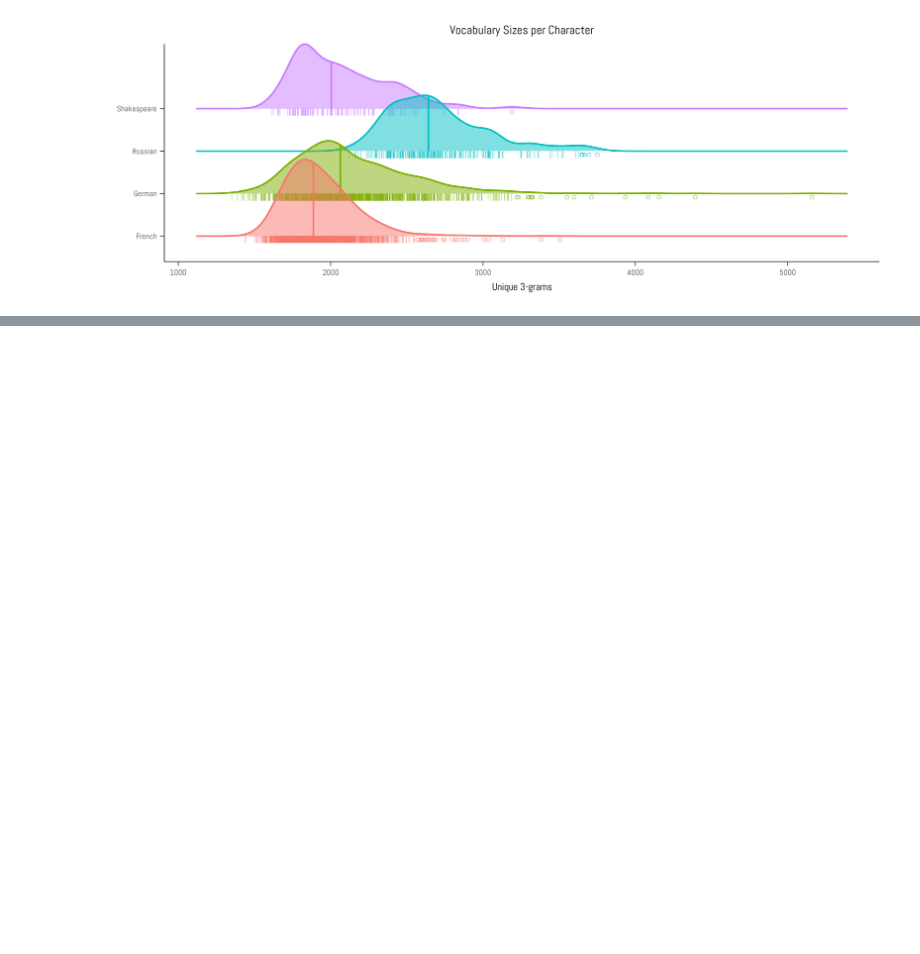
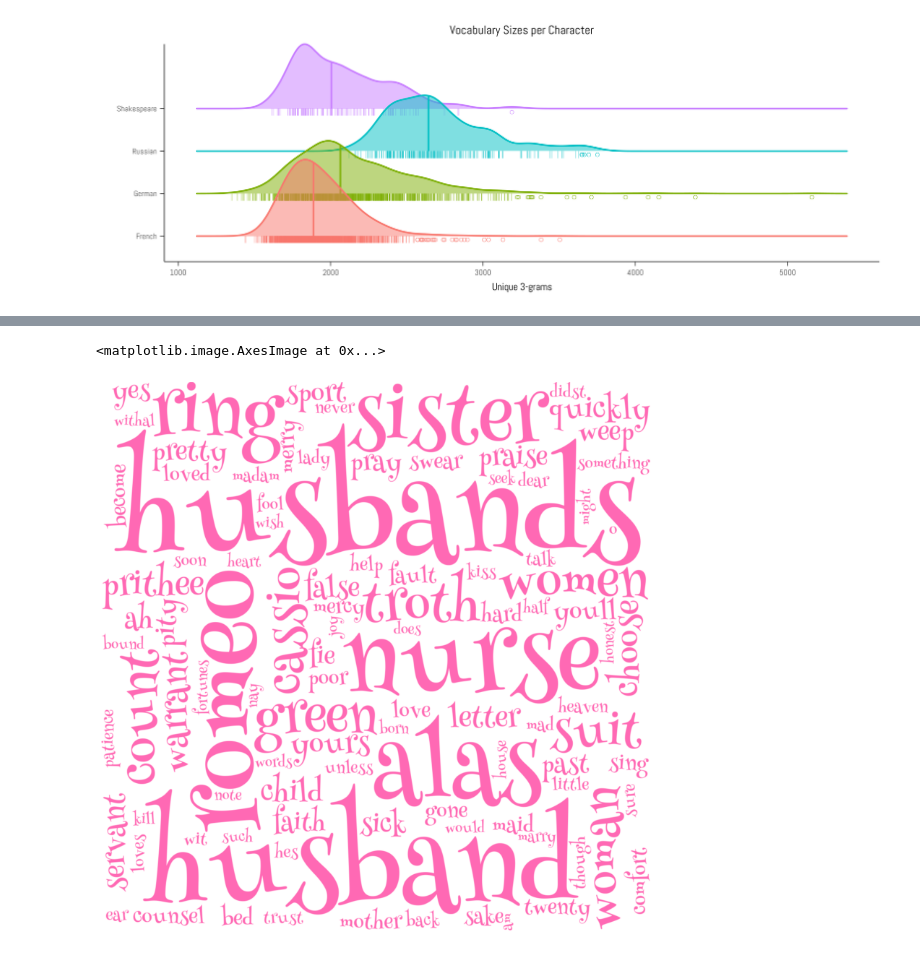
Before and after one commit to perechen/difs-character-voices, a Jupyter notebook: data/all_stars_clean.ipynb, the cells around one changed output, grey strips where cells are left out. Saved outputs shown, nothing was run; the diff lists cells and outputs as text; code cells hidden in the pictures; blank space fills up the shorter version.

Commit message:
dumb wordclouds

```diff
--- a/data/all_stars_clean.ipynb
+++ b/data/all_stars_clean.ipynb
@@ -1106,0 +1136,3 @@ R[write to console]: Picking joint bandwidth of 76.7
+# %%
+men_words = Counter()
+_ = allstars[(allstars.corpus=='shake') & (allstars.gender=='MALE')].cleanText.str.split(' ').apply(men_words.update)
@@ -1106,0 +1191,19 @@ R[write to console]: Picking joint bandwidth of 76.7
+# %%
+results = []
+ww = women_words.most_common(500)
+mw_sum = sum(men_words.values())
+ww_sum = sum(women_words.values())
+for w, cnt in ww:
+    if men_words[w]:
+        fpct = cnt/ww_sum*100
+        mpct = men_words[w]/mw_sum*100
+        results.append({
+            'word': w,
+            'rel': fpct/mpct,
+        })
+words_df = pd.DataFrame(results)
+women = words_df.sort_values(by='rel',ascending=False).head(100)
+# %%
+# scale the raw results a bit to make the wordcloud dramatic
+women['tst'] = women.rel.apply(lambda x: (x**1.5//1)+3)
+women
@@ -1106,0 +1227,3 @@ R[write to console]: Picking joint bandwidth of 76.7
+# %%
+dfw = women.drop('rel',axis=1)
+dw = dict(zip(dfw.word,dfw.tst))
@@ -1106,0 +1234,13 @@ R[write to console]: Picking joint bandwidth of 76.7
+# %%
+def black_color_func(word, font_size, position,orientation,random_state=None, **kwargs):
+    return("hotpink")
+
+wordcloud = WordCloud(font_path='../../HennyPenny-Regular.ttf',background_color="white", width=1500, height=1500).generate_from_frequencies(dw)
+wordcloud.recolor(color_func = black_color_func)
+plt.figure(figsize=[14,14])
+plt.axis("off")
+# plot the wordcloud
+plt.imshow(wordcloud, interpolation="bilinear")
+# %% [output]
+<matplotlib.image.AxesImage at 0x...>
+[figure, added]
```
Also changed, not shown: parts of 13 cells of this notebook.
